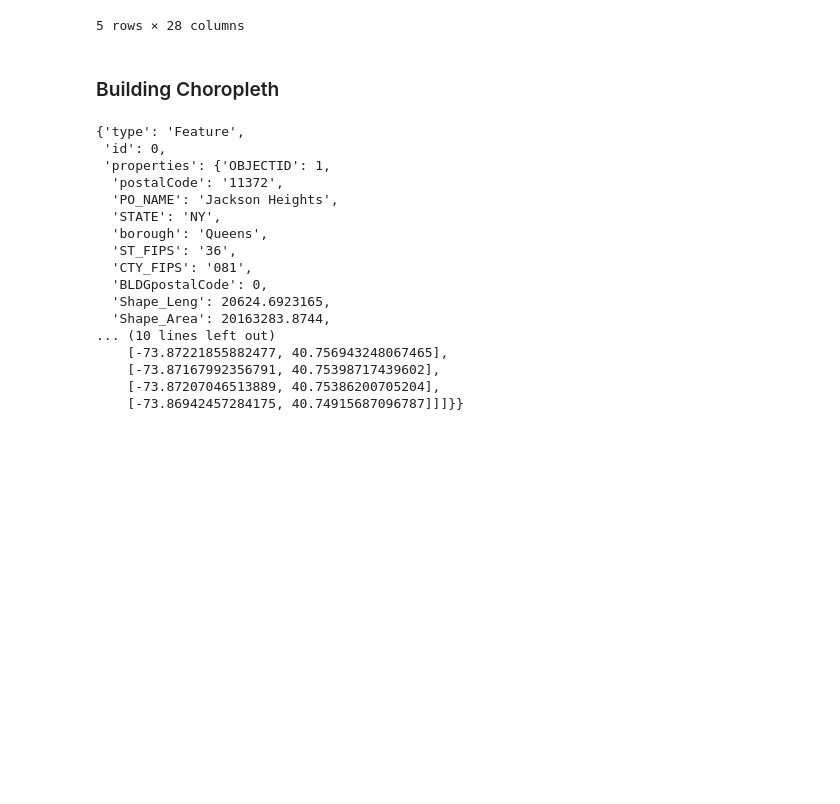
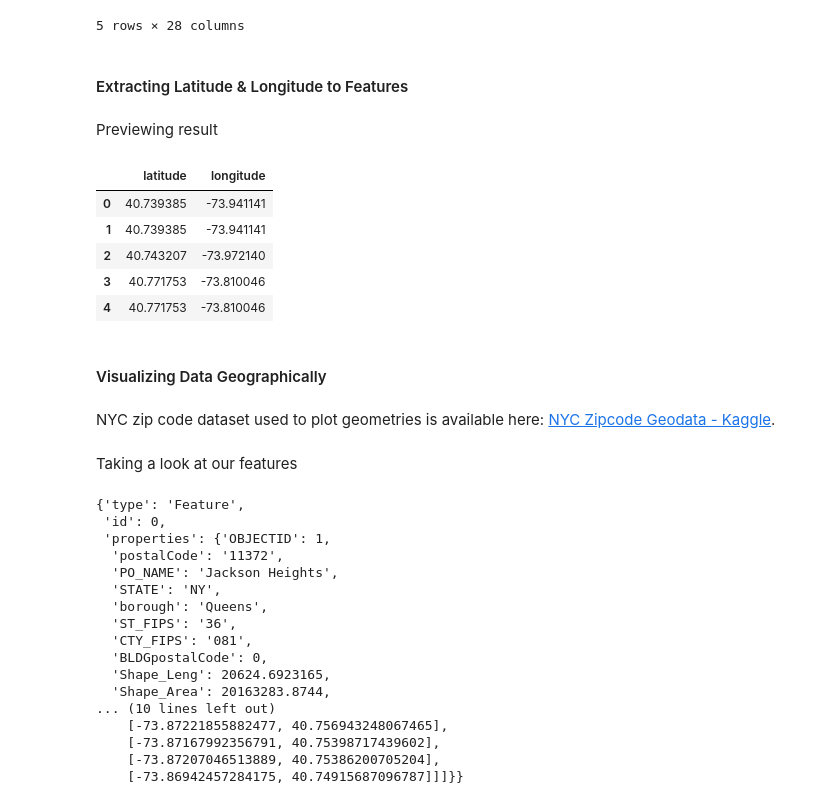
Before and after one commit to xvrgill/NYC-Municipal-Property-Analysis, a Jupyter notebook: notebooks/Municipal_Property_Damage_Analysis.ipynb, the cells around one changed output. Cells and saved outputs as stored; diff of their text form; code cells hidden in the pictures; blank space fills up the shorter version.

```diff
--- a/Municipal_Property_Damage_Analysis.ipynb
+++ b/notebooks/Municipal_Property_Damage_Analysis.ipynb
@@ -311,5 +361,5 @@ df.head(5)
 | 3 | 12743-16 | INSURANCE COMPANY | 2016-04-22 | 2016-109-010707 | 154 STREET @ 29 AVENUE, QUEENS | 2018-06-29 | NaT | Open | ... |
 | 4 | 12743-16 | INSURANCE COMPANY | 2016-04-22 | 2016-109-010707 | 154 STREET @ 29 AVENUE, QUEENS | 2018-06-29 | NaT | Open | ... |
 5 rows × 28 columns
-# %% [markdown]
-### Building Choropleth
+# %% [markdown]
+#### Extracting Latitude & Longitude to Features
@@ -316 +378,16 @@ df.head(5)
+# %% [markdown]
+Previewing result
+# %%
+df[['latitude', 'longitude']].head()
+# %% [output]
+|  | latitude | longitude |
+| 0 | 40.739385 | -73.941141 |
+| 1 | 40.739385 | -73.941141 |
+| 2 | 40.743207 | -73.972140 |
+| 3 | 40.771753 | -73.810046 |
+| 4 | 40.771753 | -73.810046 |
+# %% [markdown]
+#### Visualizing Data Geographically
+# %% [markdown]
+NYC zip code dataset used to plot geometries is available here: [NYC Zipcode Geodata - Kaggle](https://www.kaggle.com/datasets/saidakbarp/nyc-zipcode-geodata?resource=download).
 # %%
@@ -319,5 +394,7 @@ df.head(5)
 with open('shape_files/nyc-zip-code-tabulation-areas-polygons.geojson', 'r') as f:
     areas = json.load(f)
+# %% [markdown]
+Taking a look at our features
 # %%
 areas['features'][0]
 # %% [output]
```
Also changed, not shown: parts of 40 cells of this notebook, 2 other files.
